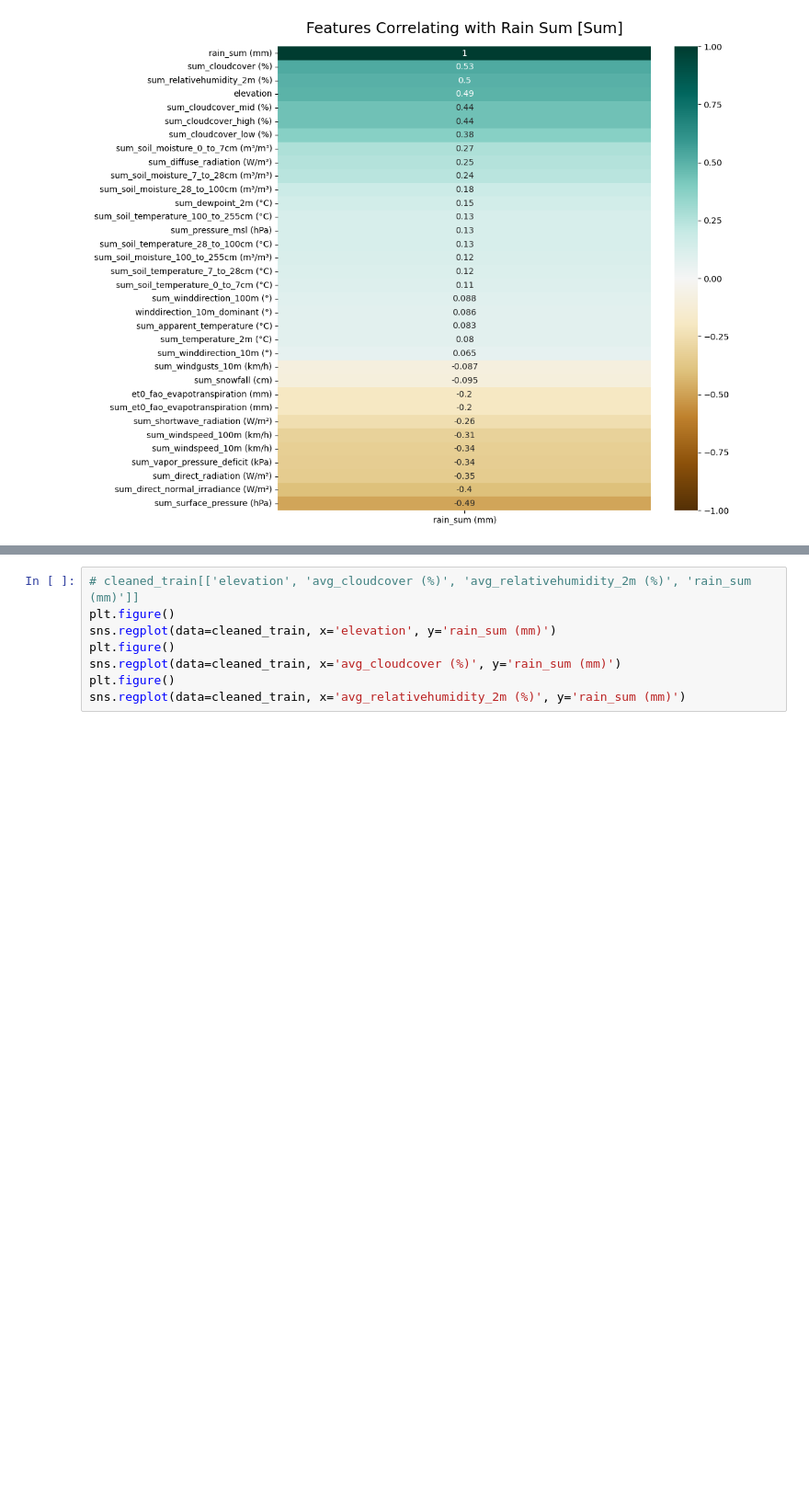
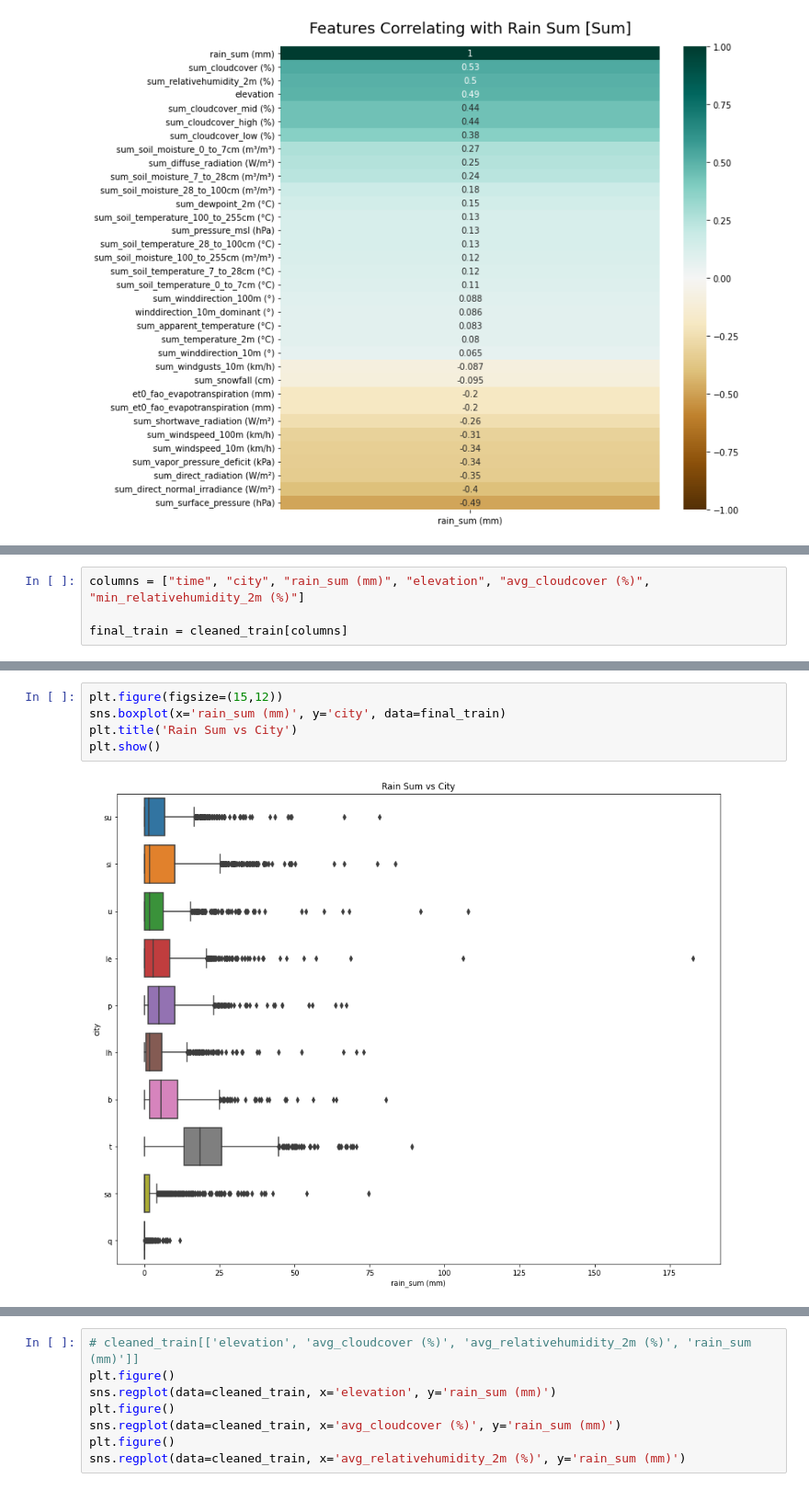
Before and after one commit to FelixFern/Arkavidia-2023-ODE, a Jupyter notebook: Arkavidia.ipynb, the cells around one changed output, grey strips where cells are left out. Shown at 92% size. Drawn from its saved outputs; the diff is of its cells as text; blank space fills up the shorter version.

```diff
--- a/Arkavidia.ipynb
+++ b/Arkavidia.ipynb
@@ -303,0 +340,4 @@ saling berkorelasi
+# %%
+columns = ["time", "city", "rain_sum (mm)", "elevation", "avg_cloudcover (%)", "min_relativehumidity_2m (%)"]
+
+final_train = cleaned_train[columns]
@@ -303,0 +361,7 @@ saling berkorelasi
+# %%
+plt.figure(figsize=(15,12))
+sns.boxplot(x='rain_sum (mm)', y='city', data=final_train)
+plt.title('Rain Sum vs City')
+plt.show()
+# %% [output]
+[figure, added]
```
Also changed, not shown: parts of 25 cells of this notebook.
